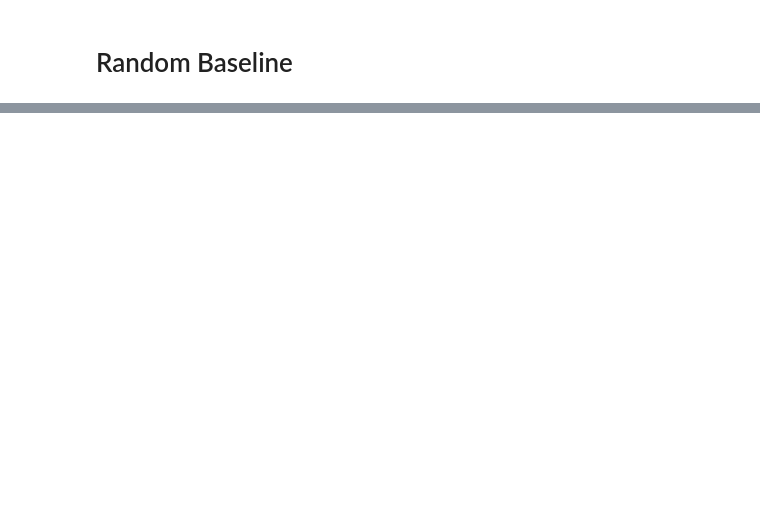
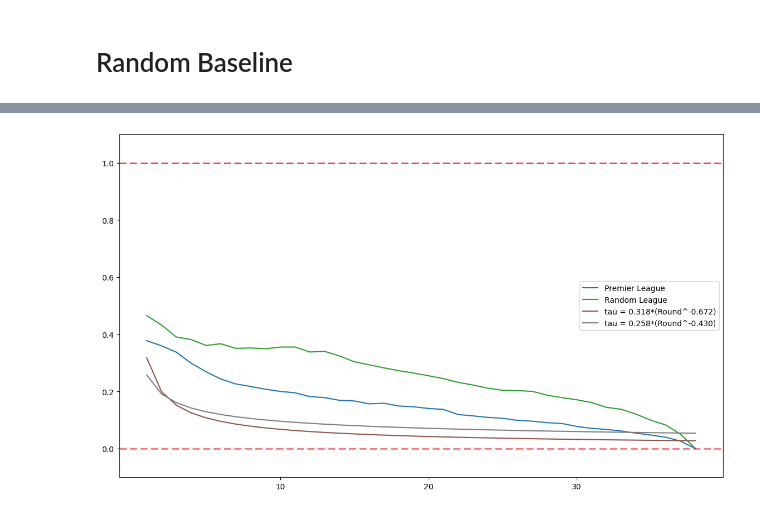
Before and after one commit to VictorOrtins/PartialStandingsBrasileirao, a Jupyter notebook: notebooks/premier_league_analysis.ipynb, the cells around one changed output, grey strips where cells are left out. Drawn from its saved outputs; the diff is of its cells as text; code cells hidden in the pictures; blank space fills up the shorter version.

Commit message:
Ovr notebook update and new tau distance visu

```diff
--- a/notebooks/premier_league_analysis.ipynb
+++ b/notebooks/premier_league_analysis.ipynb
@@ -91,0 +95,21 @@ spearman_tau_visualization(None, fig_size=(12,7), plot_points=(mean_spearman, me
+# %%
+pl_list = [os.path.join('..', 'data', 'PremierLeague', path) for path in os.listdir(os.path.join('..', 'data', 'PremierLeague'))]
+years_table_list = []
+for path in pl_list:
+    year_table_df = pd.read_csv(path)
+    year_table_df = year_table_df.drop(columns=['Unnamed: 0'])
+    years_table_list.append(year_table_df)
+
+_, tau_mean_pl = spearman_tau_from_tables(years_table_list)
+# %%
+_, mean_tau_random = generate_spearman_tau()
+# %%
+power_law_1 = TauPowerLaw(power_coefficient=-0.672, multiplier_coefficient=0.318)
+power_law_2 = TauPowerLaw(power_coefficient=-0.430, multiplier_coefficient=0.258)
+
+power_law_1_points = power_law_1.taus_distances(1, 38)
+power_law_2_points = power_law_2.taus_distances(1, 38)
+# %%
+tau_visualization([tau_mean_pl, mean_tau_random, power_law_1_points, power_law_2_points], labels=['Premier League', 'Random League', 'tau = 0.318*(Round^-0.672)', 'tau = 0.258*(Round^-0.430)'])
+# %% [output]
+[figure, added]
```
Also changed, not shown: parts of 5 cells of this notebook.
